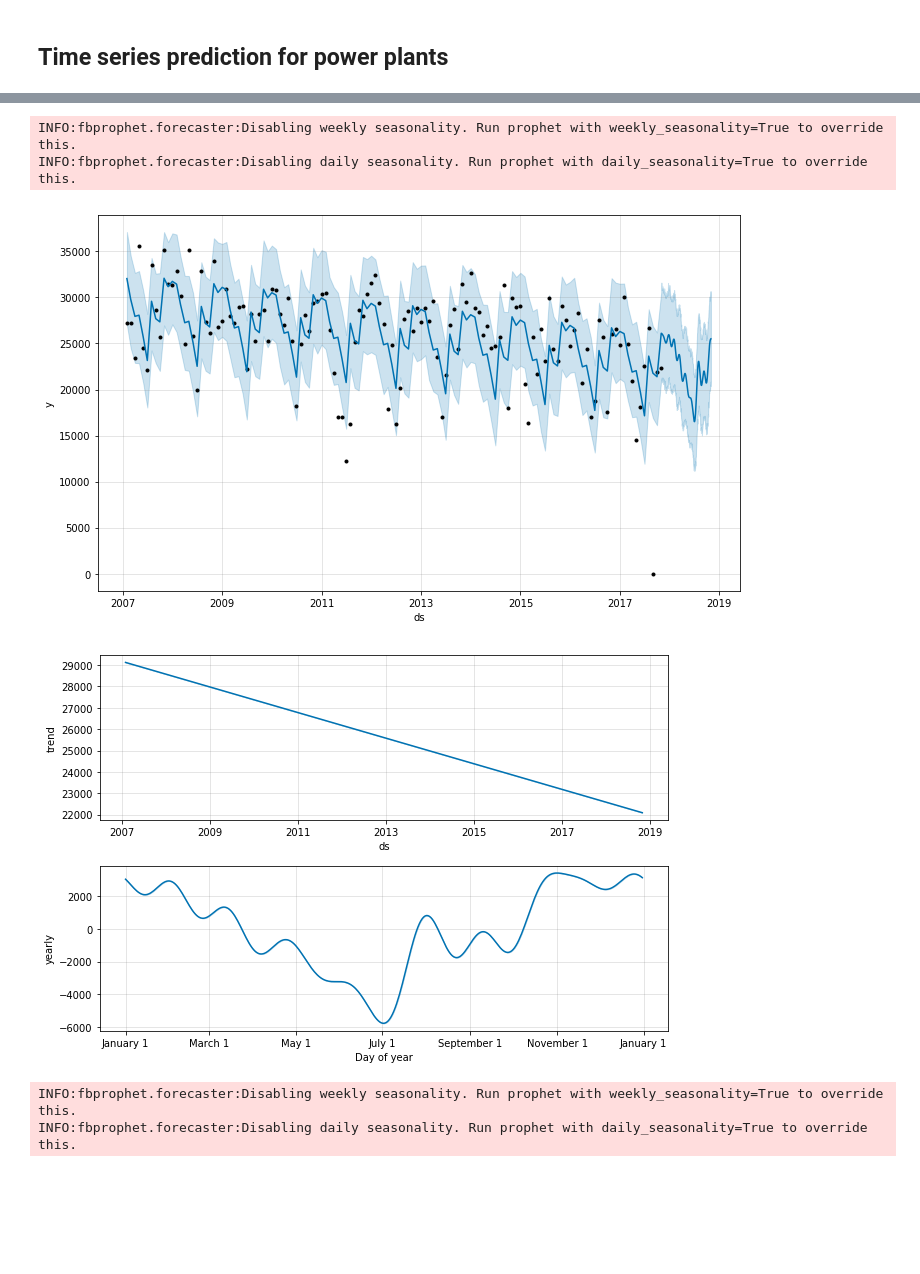
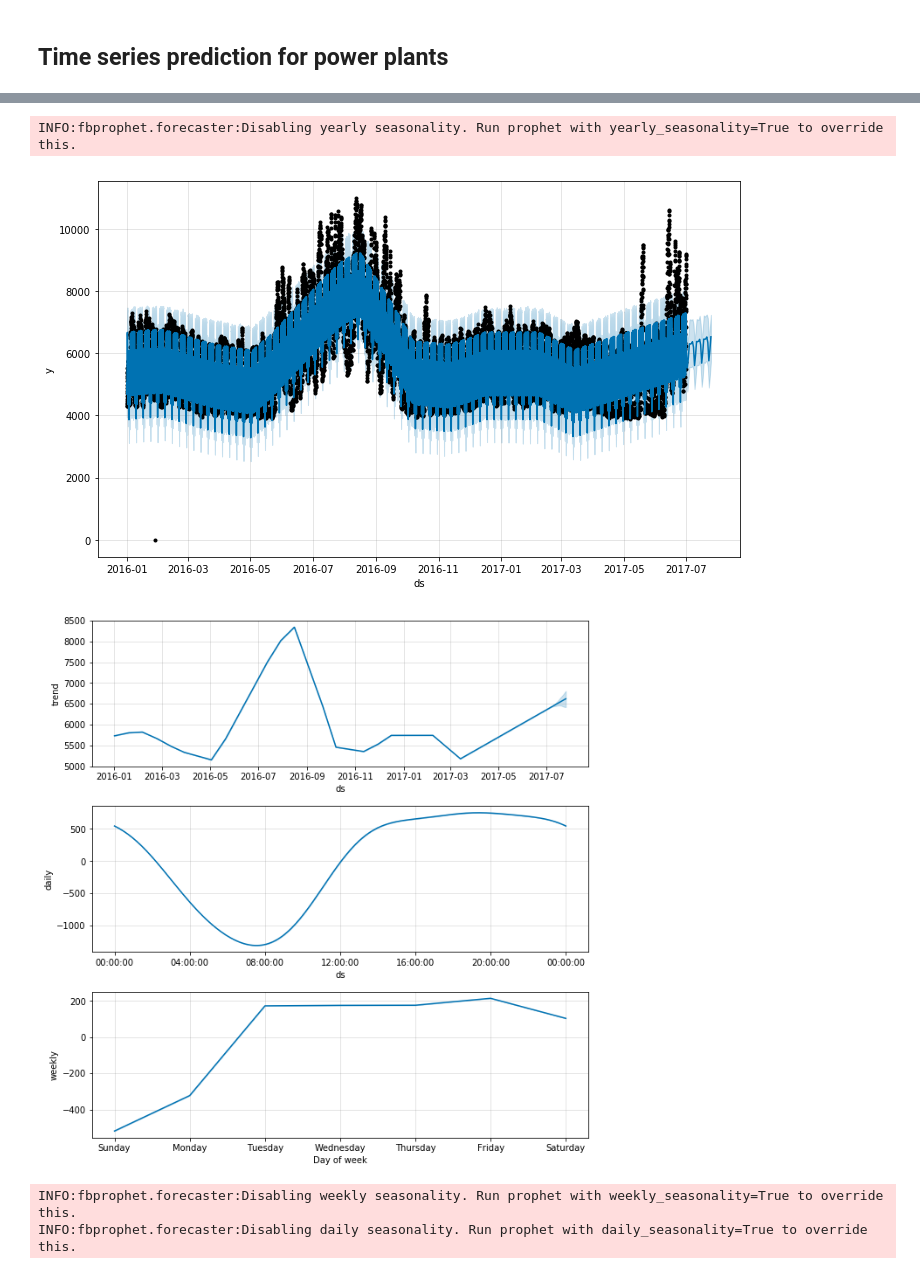
Before and after one commit to xingliuUT/battery_planner, a Jupyter notebook: prediction_model.ipynb, the cells around one changed output, grey strips where cells are left out. Saved outputs shown, nothing was run; the diff lists cells and outputs as text; code cells hidden in the pictures; blank space fills up the shorter version.

Commit message:
feat: apply facebook prophet on load as baseline

```diff
--- a/prediction_model.ipynb
+++ b/prediction_model.ipynb
@@ -8,0 +6,7 @@ p50187.columns = ['ds', 'y']
+# %%
+#p50187 = pd.read_csv('plantid50187.csv')
+df2016_nyiso = pd.read_csv('nyiso_2016.csv', parse_dates=['time_stamp'])
+df2017_nyiso = pd.read_csv('nyiso_2017.csv', parse_dates=['time_stamp'])
+# %%
+df_nyiso = pd.concat([df2016_nyiso, df2017_nyiso], axis = 0)
+df_nyiso.shape
@@ -8,0 +24,3 @@ p50187.columns = ['ds', 'y']
+# %%
+df_nyiso.drop('time_stamp_local', axis = 1, inplace = True)
+df_nyiso.columns = ['ds', 'y']
@@ -9,13 +42,12 @@ p50187.columns = ['ds', 'y']
 # %%
 m = Prophet()
-m.fit(p50187);
-future = m.make_future_dataframe(periods=365)
+m.fit(df_nyiso);
+future = m.make_future_dataframe(periods=24)
 forecast = m.predict(future)
 # forecast[['ds', 'yhat', 'yhat_lower', 'yhat_upper']].tail()
 
 m.plot(forecast);
 # %% [output]
-INFO:fbprophet.forecaster:Disabling weekly seasonality. Run prophet with weekly_seasonality=True to override this.
-INFO:fbprophet.forecaster:Disabling daily seasonality. Run prophet with daily_seasonality=True to override this.
+INFO:fbprophet.forecaster:Disabling yearly seasonality. Run prophet with yearly_seasonality=True to override this.
-[figure, old version]
+[figure, new version]
 # %%
@@ -23,7 +55,7 @@ forecast.to_csv('forecast' + 'plantid50187.csv', index = False)
 # %%
 m.plot_components(forecast);
 # %% [output]
-[figure, old version]
+[figure, new version]
 # %%
 p3845 = pd.read_csv('plantid3845.csv')
 p3845.columns = ['ds', 'y']
```
Also changed, not shown: parts of 6 cells of this notebook.
